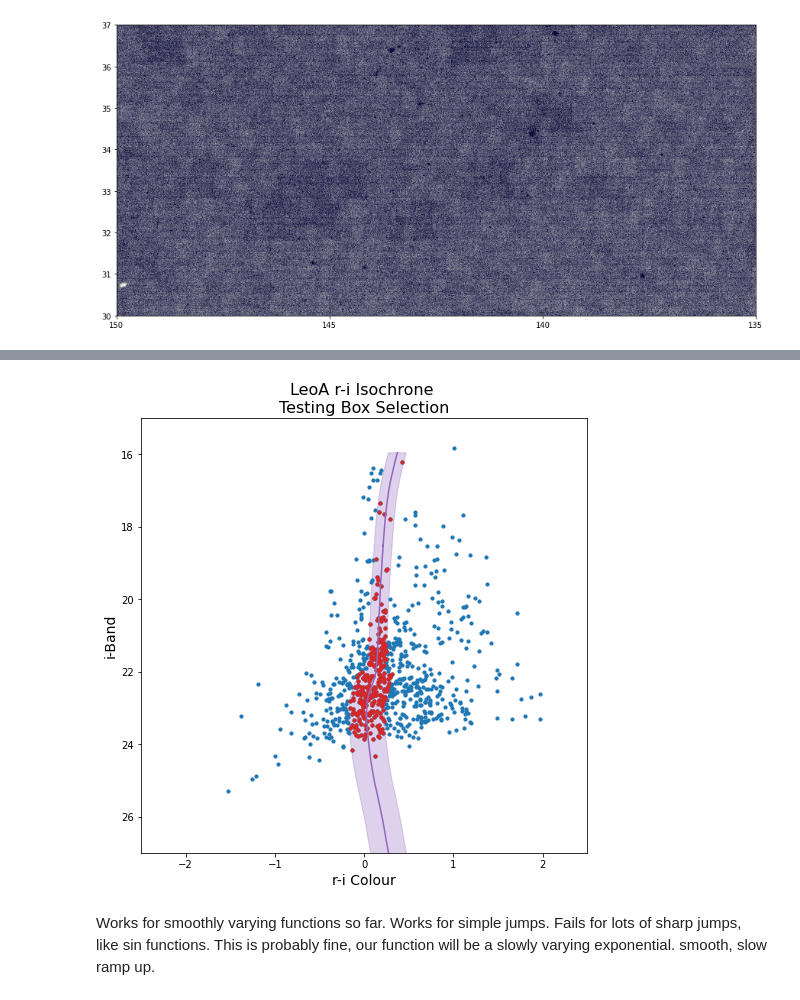
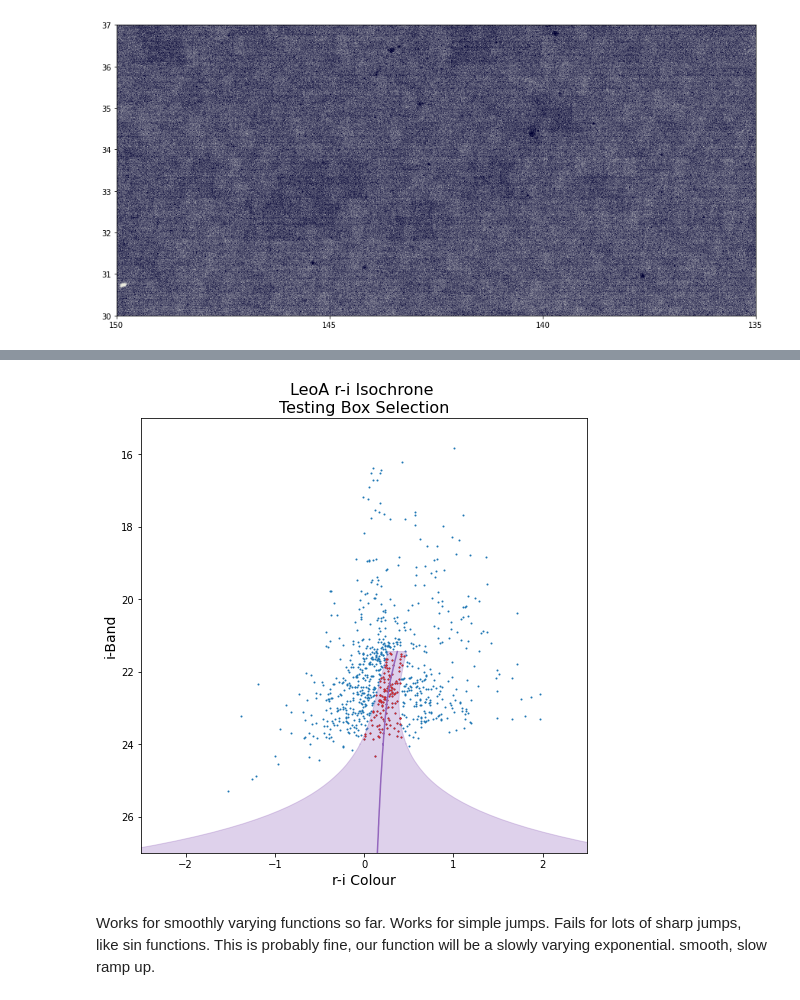
Before and after one commit to simon-et-smith/local-sats, a Jupyter notebook: unions_firsttests.ipynb, the cells around one changed output, grey strips where cells are left out. Saved outputs shown, nothing was run; the diff lists cells and outputs as text; code cells hidden in the pictures.

Commit message:
Finished binned error fits, isochrones with error widths

```diff
--- a/unions_firsttests.ipynb
+++ b/unions_firsttests.ipynb
@@ -51,4 +51,7 @@ ierr = stars_data['PS_i_stk_kron_err']
 zband = stars_data['PS_z_stk_kron']
 zerr = stars_data['PS_z_stk_kron_err']
 stargal = stars_data['CFIS_R_StarGal']
+
+rband_paramse = np.array([1.82509235e-05, 8.00561666e-01, 1.07007825e+01, 6.04072896e-04])
+iband_paramse = np.array([8.74265226e-07, 8.55679418e-01, 8.13888309e+00, 3.91848220e-04])
 # %%
@@ -156,2 +274,3 @@ plt.show()
 # %%
-LeoA = cut(radec_cut(149.75, 150, 30.66, 30.83))
+LeoA = cut(radec_cut(149.75, 150, 30.66, 30.83)*mag_or_err_cut(-20, 30, iband)*mag_or_err_cut(-20, 30, rband))
+len(LeoA[0])
@@ -218,46 +321,68 @@ imag = np.array(test_iso[:, 30])
 zmag = np.array(test_iso[:, 32])
 test_iso[0, 1], np.round(10**test_iso[0, 2]/10**9)
 
+leo_r = LeoA[7]
+leo_i = LeoA[9]
+
+leo_col = leo_r-leo_i
+leo_mag = leo_i
+
 jump, diff = fm.find_jump(rmag, imag)
 color = (rmag-imag)[:jump]
 mag = imag[:jump]
+dist = 1000
 
 #Setting up the data - end
 
+#Build the width function for the color and magnitude bands
+
+
+#test_widths1 = ((np.arange(0, len(color), 1)*0.01)[::-1])**3
+#test_widths = np.exp(np.arange(0, len(color)))[::-1]+0.1
+#test_widths3 = np.array((0.2*np.ones(len(color)-60)).tolist()+(0.1*np.ones(60)).tolist())
+#test_widths = np.sqrt(test_widths1**2+test_widths3**2)
+
 #try with variable width. start with a simple jump from 0.1 to 0.15 ~halfway through
-#test_widths = (np.arange(0, len(color), 1)*0.01)[::-1]
-#test_widths = np.sin(np.arange(0, len(color)))[::-1]**2+0.1
-test_widths = np.array((0.2*np.ones(len(color)-60)).tolist()+(0.1*np.ones(60)).tolist())
+err_widths = err_wid(mag, color, dist)
+
+#constant width is multiplied by two. so it is a half_width, the radius on either side of the isochrone
+const_widths = 0.1*np.ones(len(mag))
+
+#total width, add all sources in quadrature
+test_widths = np.sqrt(err_widths**2 + const_widths**2)
+
+
 
 tot_subset = np.zeros(LeoA[0].shape, dtype=bool)
 for i in range(0, len(color)-1):
-    tot_subset += iso_boxcut(idx=i, color=color, mag=mag, dist=80*u.kpc, width=test_widths[i])
+    tot_subset += iso_boxcut(idx=i, color=color, mag=mag, data=LeoA, dist=dist*u.kpc, width=test_widths[i])
 
 new = cut(tot_subset, LeoA)
 new_ra, new_dec, new_r, new_i = new[1], new[2], new[7], new[9]
 
 fig = plt.figure(figsize=(8, 8))
 ax = fig.add_subplot(1, 1, 1)
 
+
+sc = ax.scatter(x = leo_col, y = leo_mag, s=1, color='tab:blue')
+
 ax.plot(color, mag+iso.dist_mod(dist), color='tab:purple')
 ax.fill_betweenx(mag+iso.dist_mod(dist), color-test_widths, color+test_widths, color='tab:purple', alpha=0.3)
-
-sc = ax.scatter(x = leo_col, y = leo_mag, s=10, color='tab:blue')
-sc_inbox = ax.scatter(x = new_r-new_i, y = new_i, s=10, color='tab:red')
+sc_inbox = ax.scatter(x = new_r-new_i, y = new_i, s=1, color='tab:red')
 
 ax.set_xlim([-2.5, 2.5])
 #ax.set_xlim([0, 0.3])
 
 ax.set_ylim([15, 27])
 #ax.set_ylim([21, 22])
 plt.gca().invert_yaxis()
 
 ax.set_title('LeoA r-i Isochrone \nTesting Box Selection', fontsize=16)
 ax.set_ylabel('i-Band', fontsize=14)
 ax.set_xlabel('r-i Colour', fontsize=14)
 
 plt.show()
 # %% [output]
-[figure, old version]
+[figure, new version]
 # %% [markdown]
 Works for smoothly varying functions so far. Works for simple jumps. Fails for lots of sharp jumps, like sin functions. This is probably fine, our function will be a slowly varying exponential. smooth, slow ramp up.
```
Also changed, not shown: parts of 39 cells of this notebook.
